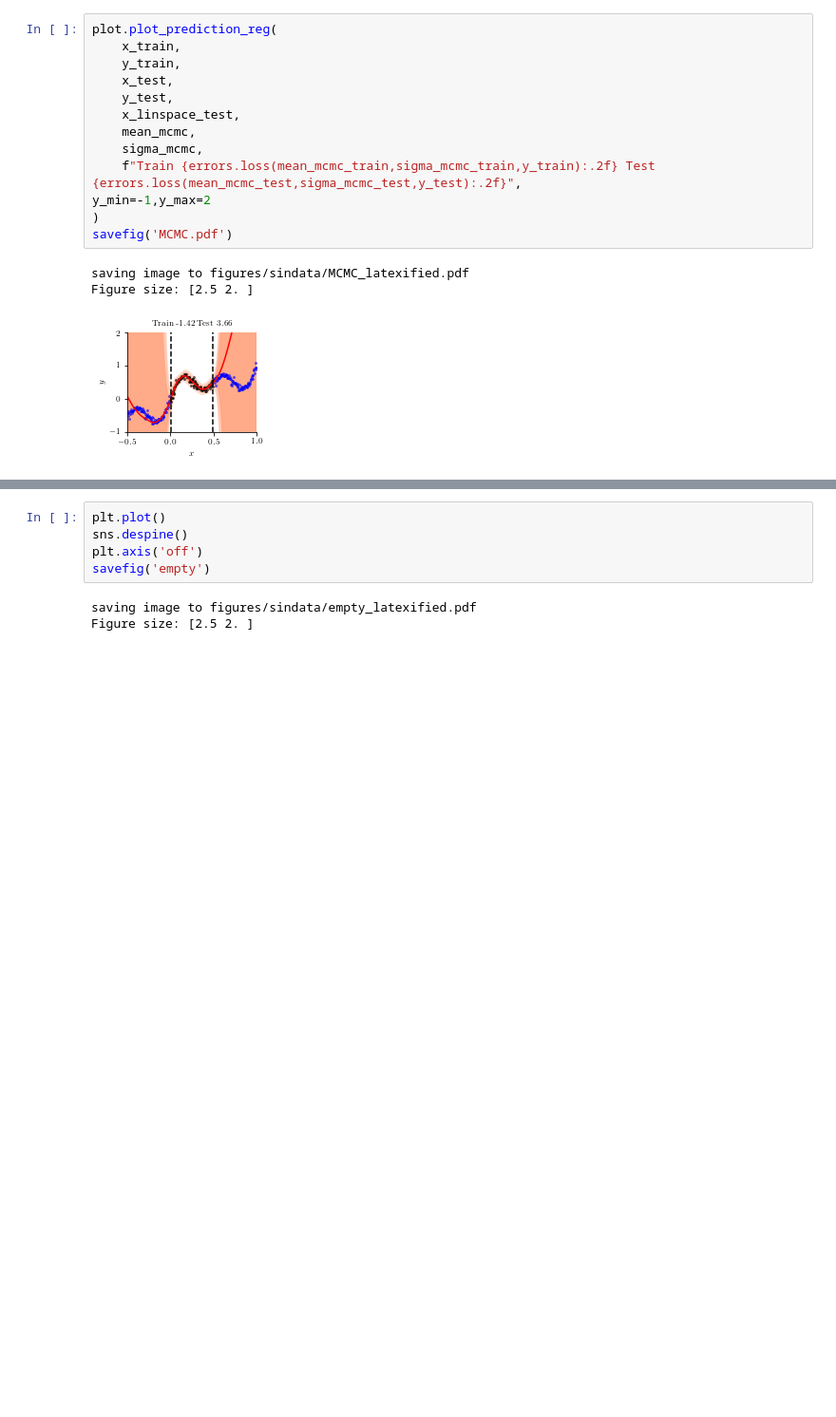
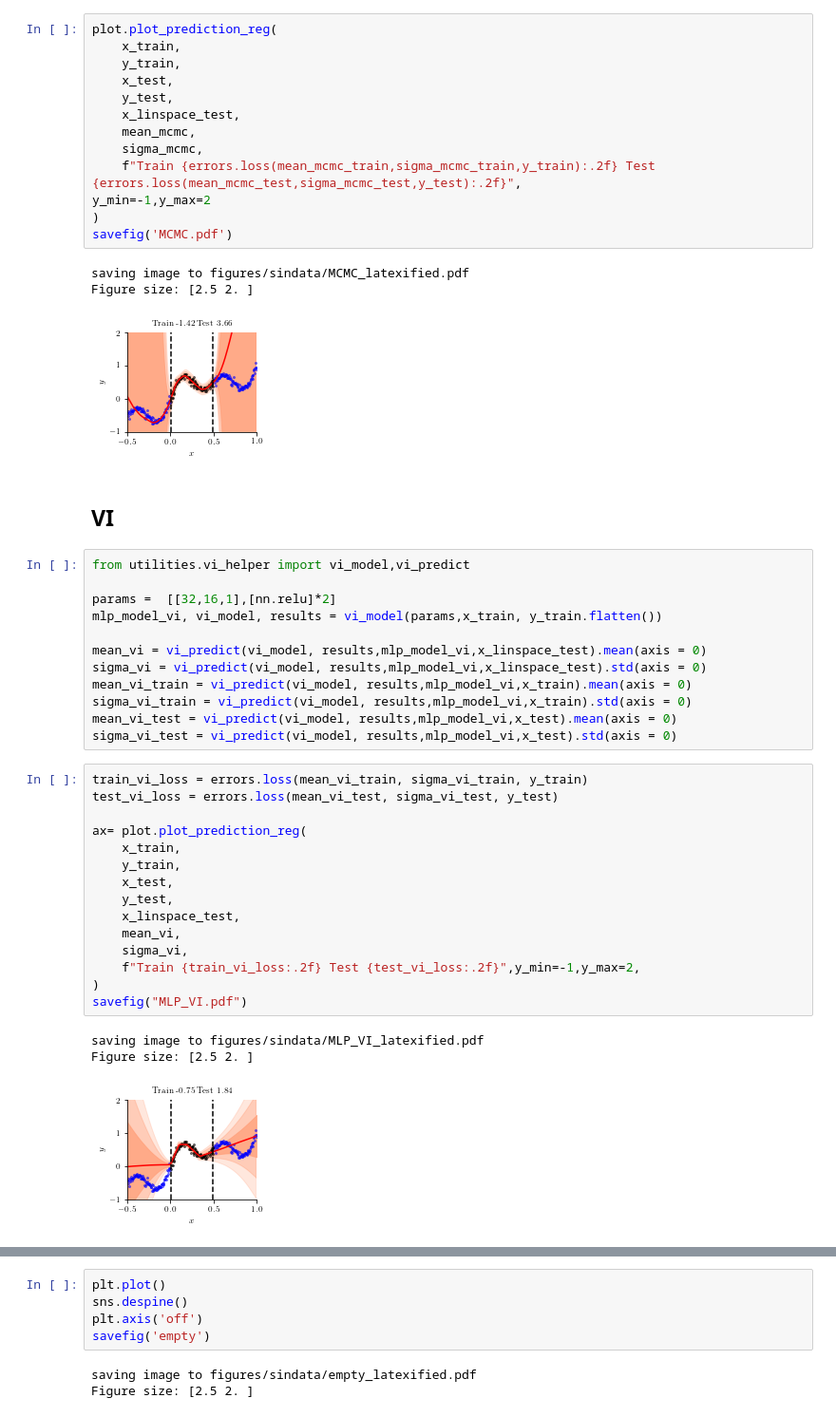
Before and after one commit to nipunbatra/bnn-zoo, a Jupyter notebook: notebooks/regression/sin_data_comparison.ipynb, the cells around one changed output, grey strips where cells are left out. Shown at 95% size. Saved outputs shown, nothing was run; the diff lists cells and outputs as text; blank space fills up the shorter version.

```diff
--- a/notebooks/regression/sin_data_comparison.ipynb
+++ b/notebooks/regression/sin_data_comparison.ipynb
@@ -422,3 +422,36 @@ savefig('MCMC.pdf')
 saving image to figures/sindata/MCMC_latexified.pdf
 Figure size: [2.5 2. ]
 [figure]
+# %% [markdown]
+## VI
+# %%
+from utilities.vi_helper import vi_model,vi_predict
+
+params =  [[32,16,1],[nn.relu]*2]
+mlp_model_vi, vi_model, results = vi_model(params,x_train, y_train.flatten())
+
+mean_vi = vi_predict(vi_model, results,mlp_model_vi,x_linspace_test).mean(axis = 0)
+sigma_vi = vi_predict(vi_model, results,mlp_model_vi,x_linspace_test).std(axis = 0)
+mean_vi_train = vi_predict(vi_model, results,mlp_model_vi,x_train).mean(axis = 0)
+sigma_vi_train = vi_predict(vi_model, results,mlp_model_vi,x_train).std(axis = 0)
+mean_vi_test = vi_predict(vi_model, results,mlp_model_vi,x_test).mean(axis = 0)
+sigma_vi_test = vi_predict(vi_model, results,mlp_model_vi,x_test).std(axis = 0)
+# %%
+train_vi_loss = errors.loss(mean_vi_train, sigma_vi_train, y_train)
+test_vi_loss = errors.loss(mean_vi_test, sigma_vi_test, y_test)
+
+ax= plot.plot_prediction_reg(
+    x_train,
+    y_train,
+    x_test,
+    y_test,
+    x_linspace_test,
+    mean_vi,
+    sigma_vi,
+    f"Train {train_vi_loss:.2f} Test {test_vi_loss:.2f}",y_min=-1,y_max=2,
+)
+savefig("MLP_VI.pdf")
+# %% [output]
+saving image to figures/sindata/MLP_VI_latexified.pdf
+Figure size: [2.5 2. ]
+[figure, added]
```
Also changed, not shown: parts of 1 cell of this notebook, 2 other files.
